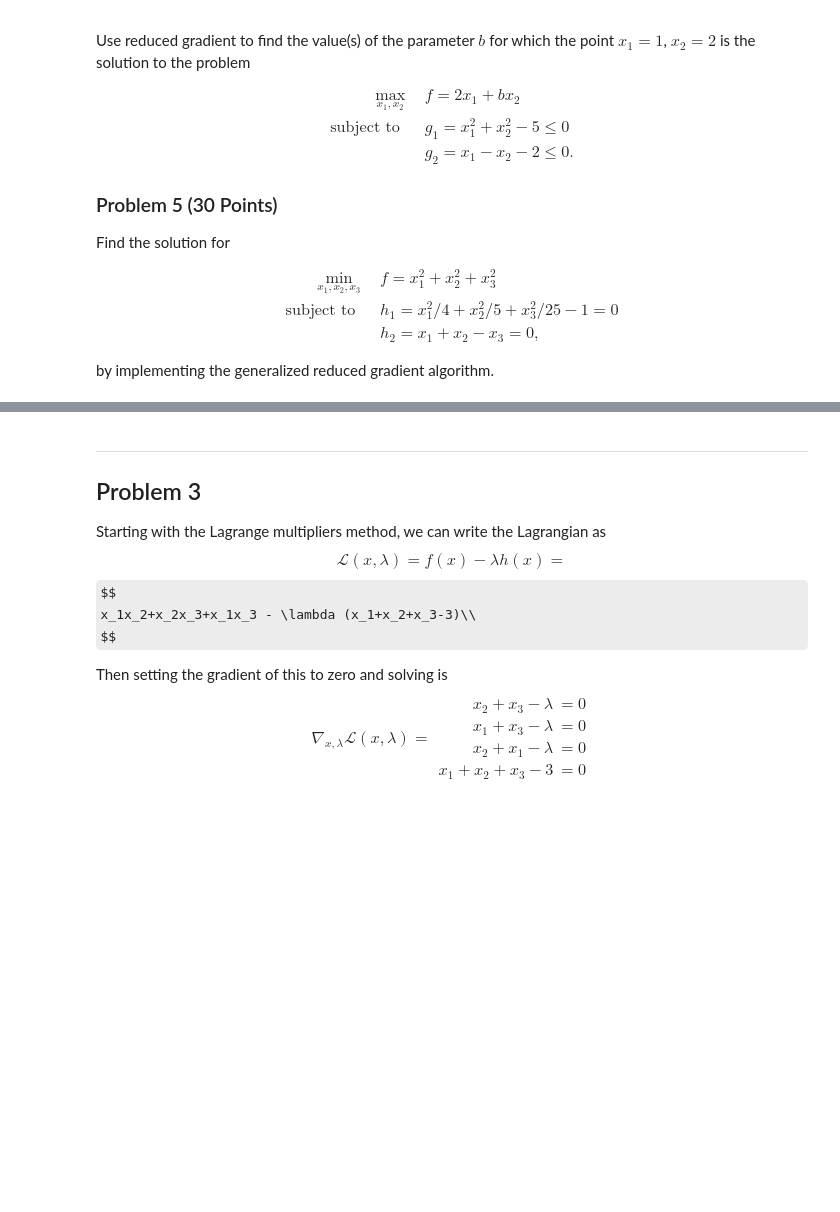
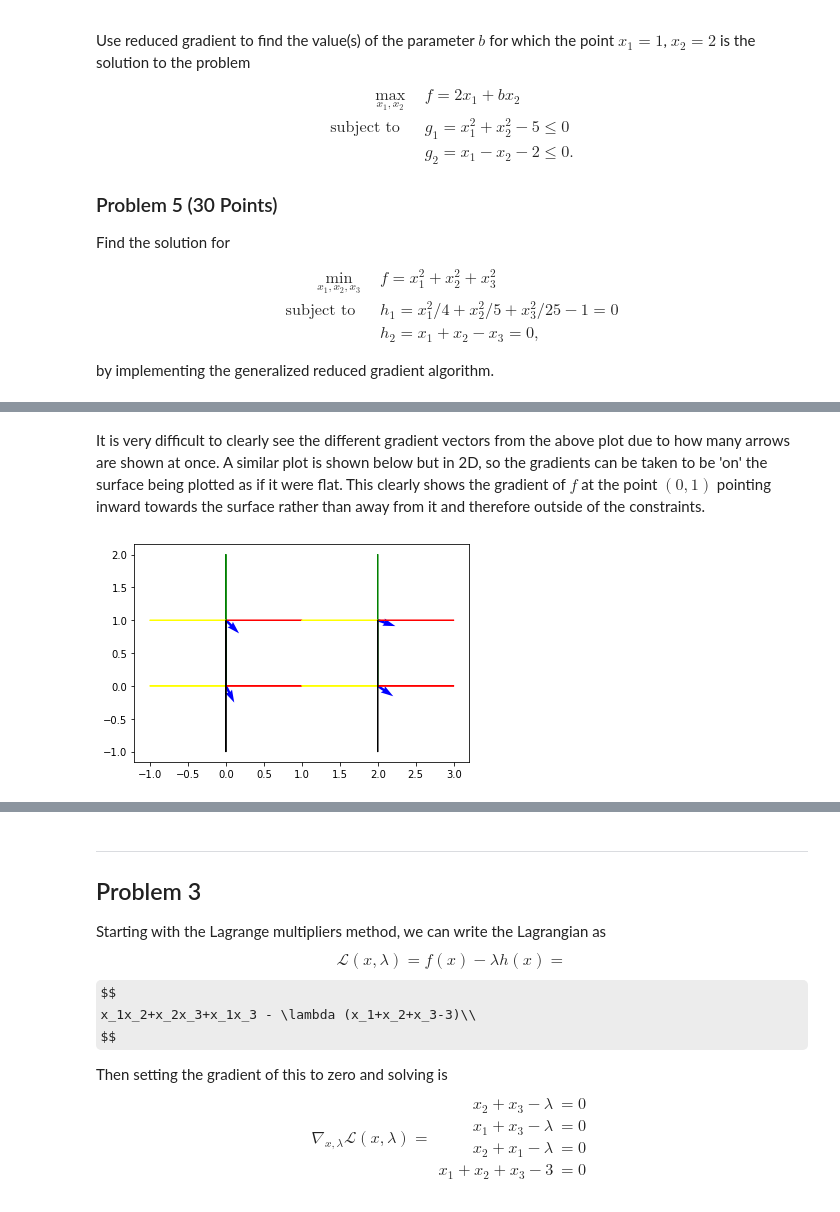
Before and after one commit to jatkin15/DesignOptimization2021Fall, a Jupyter notebook: Homework/Homework 4 Submission.ipynb, the cells around one changed output, grey strips where cells are left out. Cells and saved outputs as stored; diff of their text form; code cells hidden in the pictures; some formulas as TeX source; blank space fills up the shorter version.

```diff
--- a/Homework/Homework 4 Submission.ipynb
+++ b/Homework/Homework 4 Submission.ipynb
@@ -108,0 +173,37 @@ plt.show()
+# %% [markdown]
+It is very difficult to clearly see the different gradient vectors from the above plot due to how many arrows are shown at once. A similar plot is shown below but in 2D, so the gradients can be taken to be 'on' the surface being plotted as if it were flat. This clearly shows the gradient of $f$ at the point $(0, 1)$ pointing inward towards the surface rather than away from it and therefore outside of the constraints.
+# %%
+fig = plt.figure()
+ax = fig.gca()
+
+for i in range(len(edge_points)):
+    ax.quiver(
+        edge_points[i][0], edge_points[i][1],
+        df(edge_points[i])[0], df(edge_points[i])[1],
+        color = 'blue')
+
+for i in range(len(edge_points)):
+    plt.arrow(
+        edge_points[i][0], edge_points[i][1],
+       dg_1(edge_points[i])[0], dg_1(edge_points[i])[1],
+        color = 'red')
+
+for i in range(len(edge_points)):
+    plt.arrow(
+        edge_points[i][0], edge_points[i][1],
+        dg_2(edge_points[i])[0], dg_2(edge_points[i])[1],
+        color = 'green')
+
+for i in range(len(edge_points)):
+    plt.arrow(
+        edge_points[i][0], edge_points[i][1],
+        dg_3(edge_points[i])[0], dg_3(edge_points[i])[1],
+        color = 'yellow')
+
+for i in range(len(edge_points)):
+    plt.arrow(
+        edge_points[i][0], edge_points[i][1],
+        dg_4(edge_points[i])[0], dg_4(edge_points[i])[1],
+        color = 'black')
+# %% [output]
+[figure, added]
```
Also changed, not shown: parts of 11 cells of this notebook.
